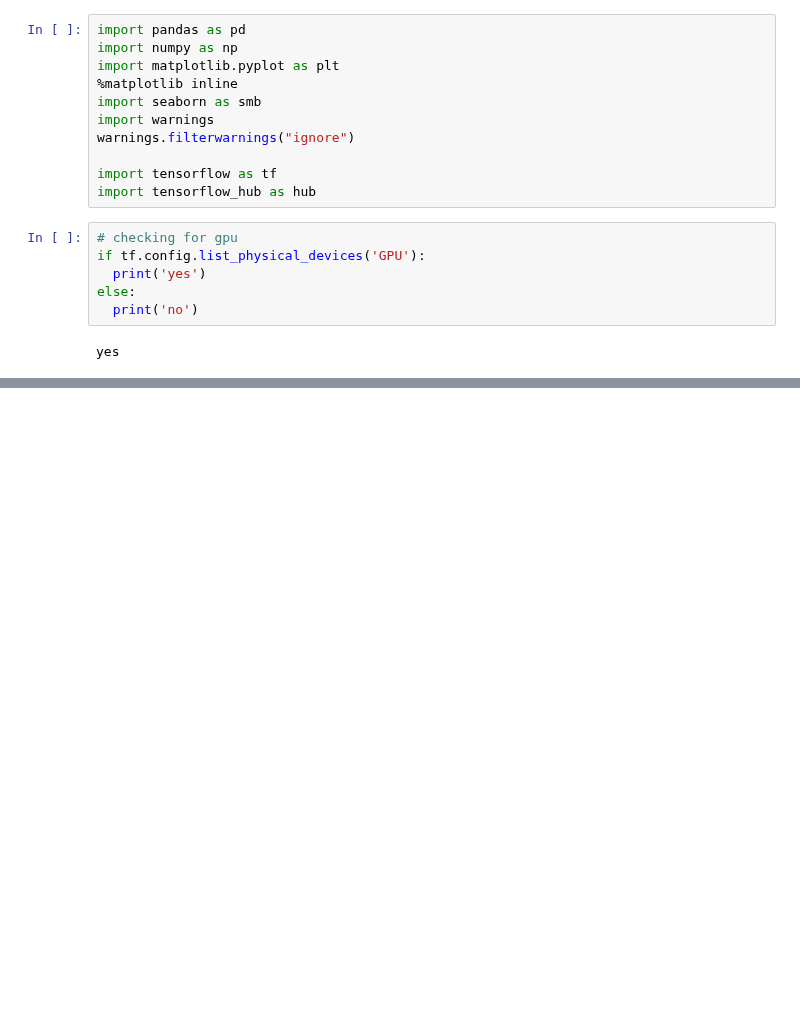
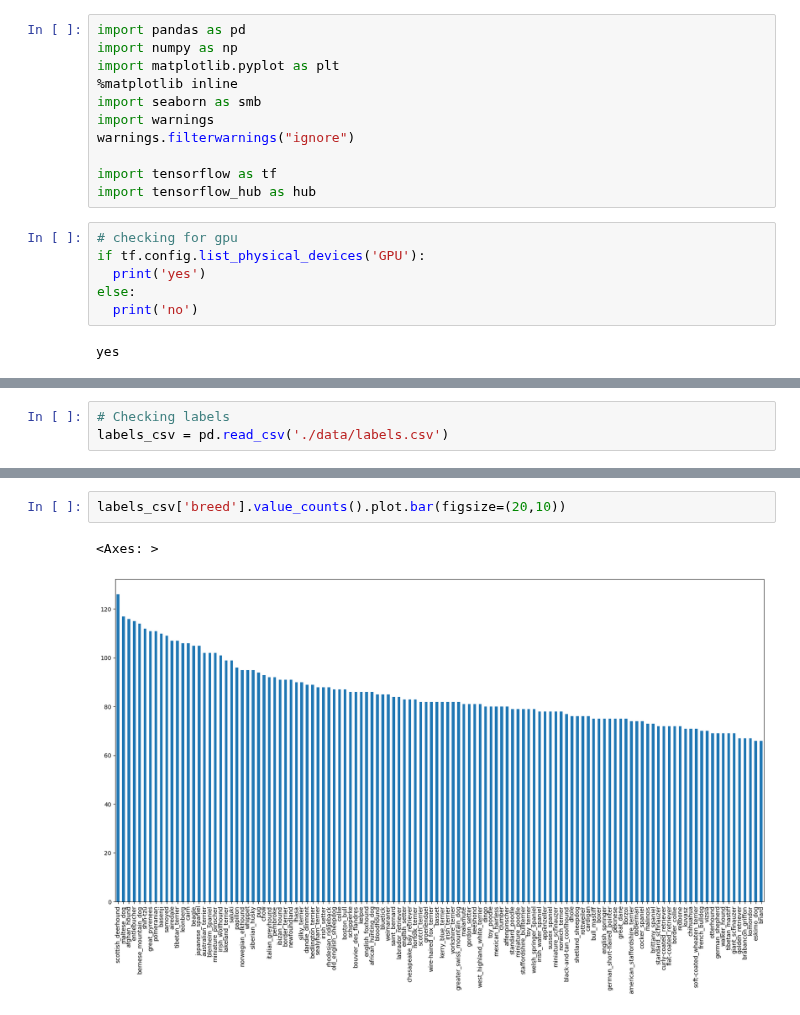
Before and after one commit to CTR-tech/dog-breed-classification, a Jupyter notebook: dog_breed_classification.ipynb, the cells around one changed output, grey strips where cells are left out. Drawn from its saved outputs; the diff is of its cells as text; blank space fills up the shorter version.

Commit message:
Loading data

```diff
--- a/dog_breed_classification.ipynb
+++ b/dog_breed_classification.ipynb
@@ -58,0 +61,3 @@ yes
+# %%
+# Checking labels
+labels_csv = pd.read_csv('./data/labels.csv')
@@ -58,0 +88,5 @@ yes
+# %%
+labels_csv['breed'].value_counts().plot.bar(figsize=(20,10))
+# %% [output]
+<Axes: >
+[figure, added]
```
Also changed, not shown: parts of 4 cells of this notebook.
